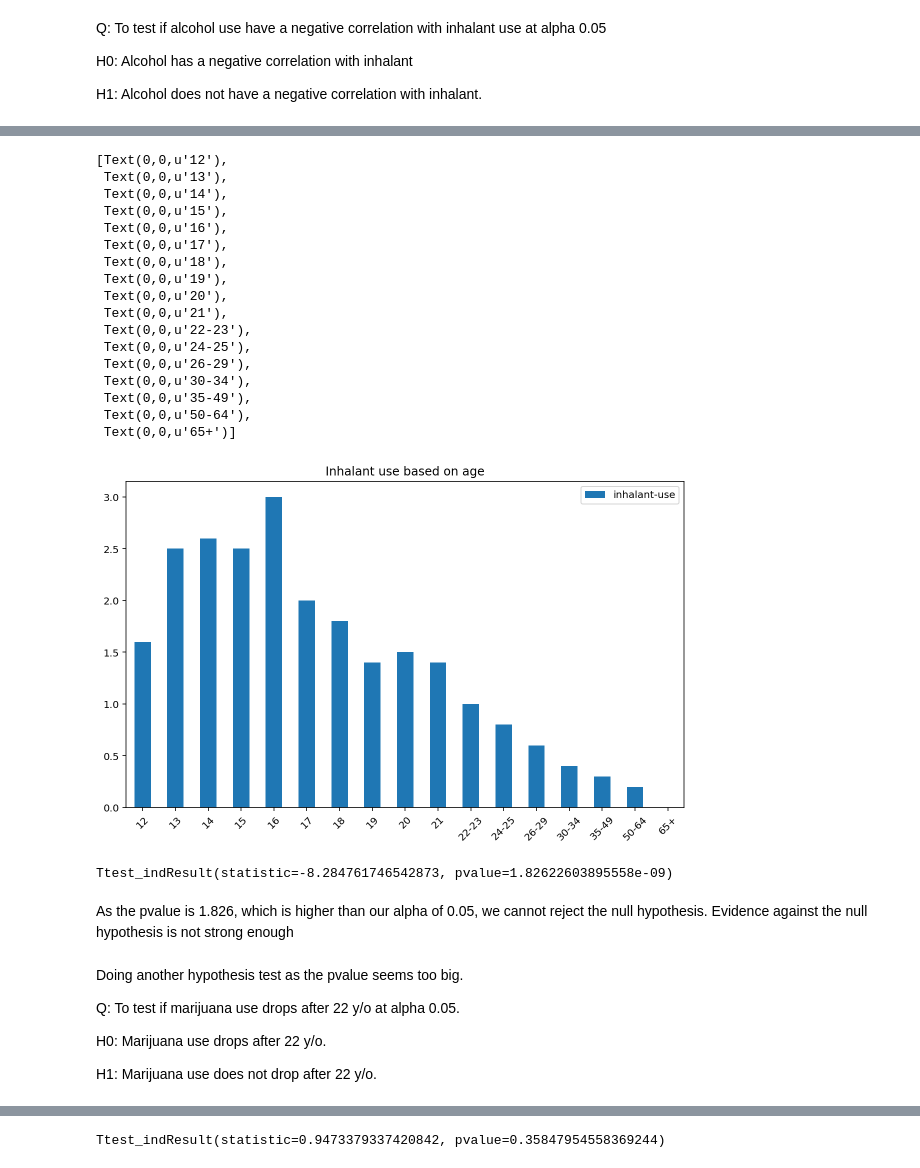
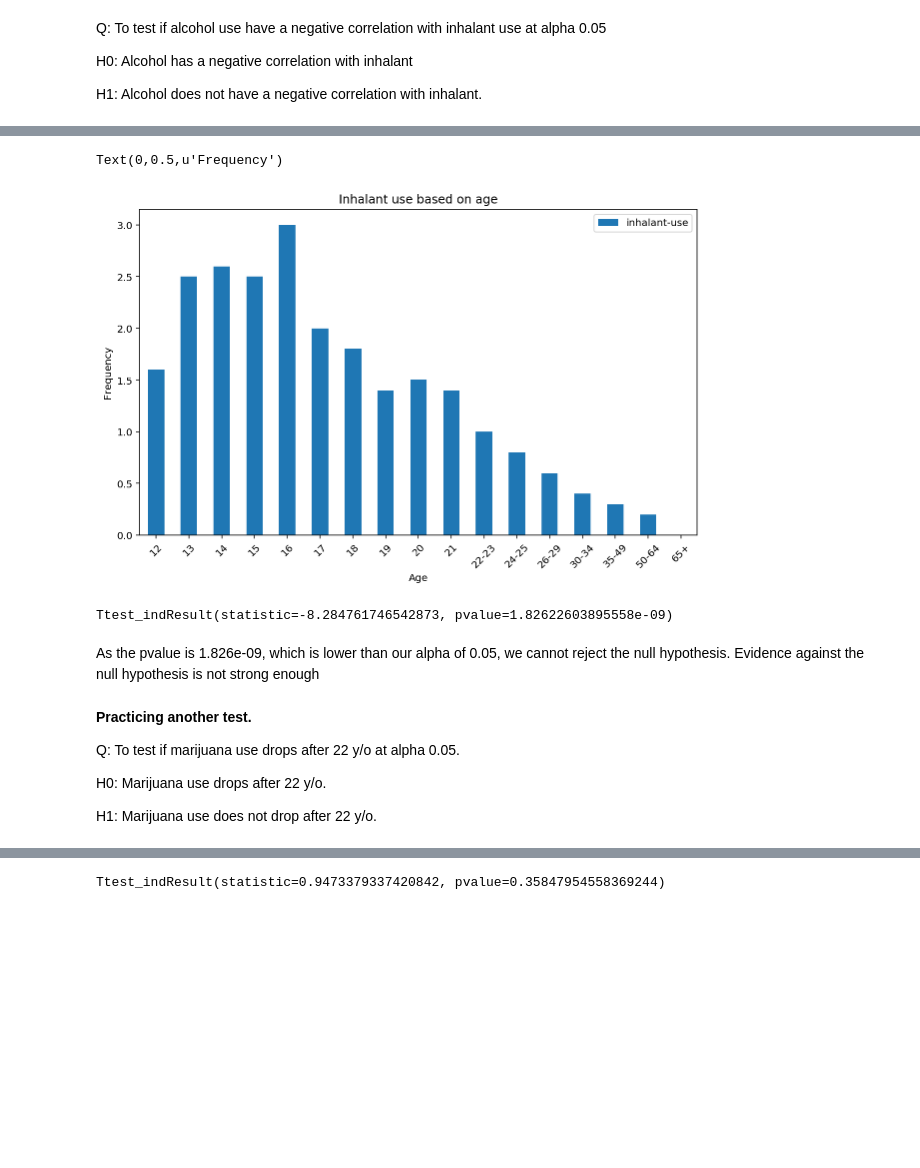
Before and after one commit to Arsyad-ah/Projects-GA, a Jupyter notebook: project-2/project-02-v2-starter-code.ipynb, the cells around one changed output, grey strips where cells are left out. Drawn from its saved outputs; the diff is of its cells as text; code cells hidden in the pictures; blank space fills up the shorter version.

```diff
--- a/project-2/project-02-v2-starter-code.ipynb
+++ b/project-2/project-02-v2-starter-code.ipynb
@@ -1163,33 +1150,19 @@ alcohol_plot.set_xticklabels(df_drugs_alcohol['age'], rotation=45)
 # %%
 inhalant_plot = df_drugs_inhalant.plot(kind='bar', figsize=(10,6), title='Inhalant use based on age')
 inhalant_plot.set_xticklabels(df_drugs_inhalant['age'], rotation=45)
+plt.xlabel('Age')
+plt.ylabel('Frequency')
 # %% [output]
-[Text(0,0,u'12'),
- Text(0,0,u'13'),
- Text(0,0,u'14'),
- Text(0,0,u'15'),
- Text(0,0,u'16'),
- Text(0,0,u'17'),
- Text(0,0,u'18'),
- Text(0,0,u'19'),
- Text(0,0,u'20'),
- Text(0,0,u'21'),
- Text(0,0,u'22-23'),
- Text(0,0,u'24-25'),
- Text(0,0,u'26-29'),
- Text(0,0,u'30-34'),
- Text(0,0,u'35-49'),
- Text(0,0,u'50-64'),
- Text(0,0,u'65+')]
+Text(0,0.5,u'Frequency')
-[figure, old version]
+[figure, new version]
 # %%
 stats.ttest_ind(df_drugs_inhalant['inhalant-use'], df_drugs_alcohol['alcohol-use'])
 # %% [output]
 Ttest_indResult(statistic=-8.284761746542873, pvalue=1.82622603895558e-09)
 # %% [markdown]
-As the pvalue is 1.826, which is higher than our alpha of 0.05, we cannot reject the null hypothesis. Evidence against the null hypothesis is not strong enough
+As the pvalue is 1.826e-09, which is lower than our alpha of 0.05, we cannot reject the null hypothesis. Evidence against the null hypothesis is not strong enough
 # %% [markdown]
-Doing another hypothesis test as the pvalue seems too big.
+<b> Practicing another test. </b>
 
 
 Q: To test if marijuana use drops after 22 y/o at alpha 0.05.
```
Also changed, not shown: parts of 67 cells of this notebook, 2 other files.
